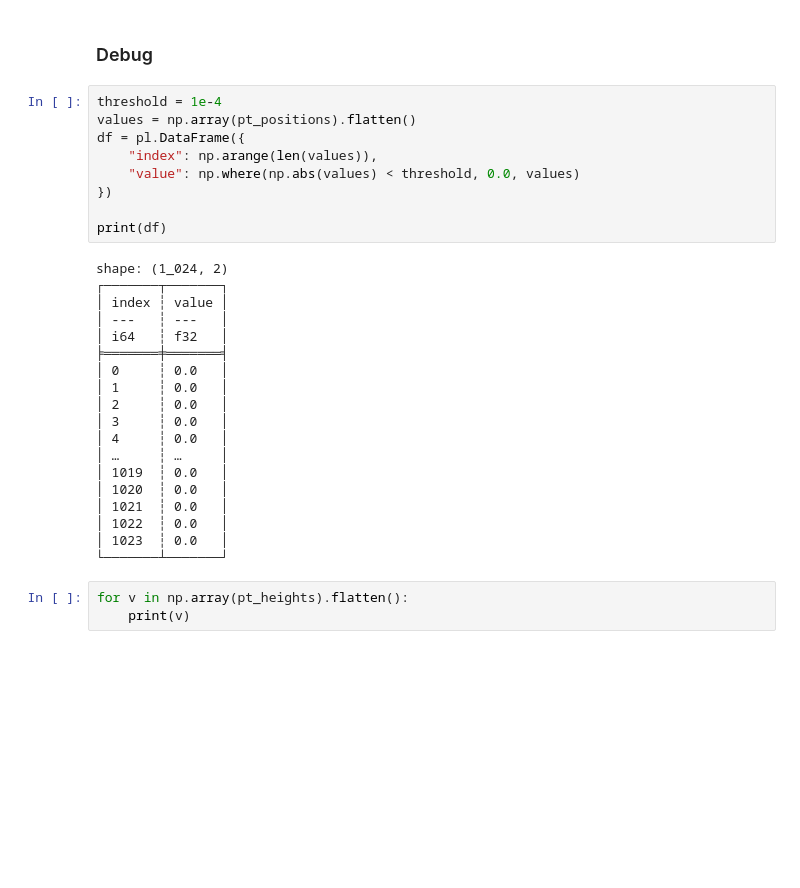
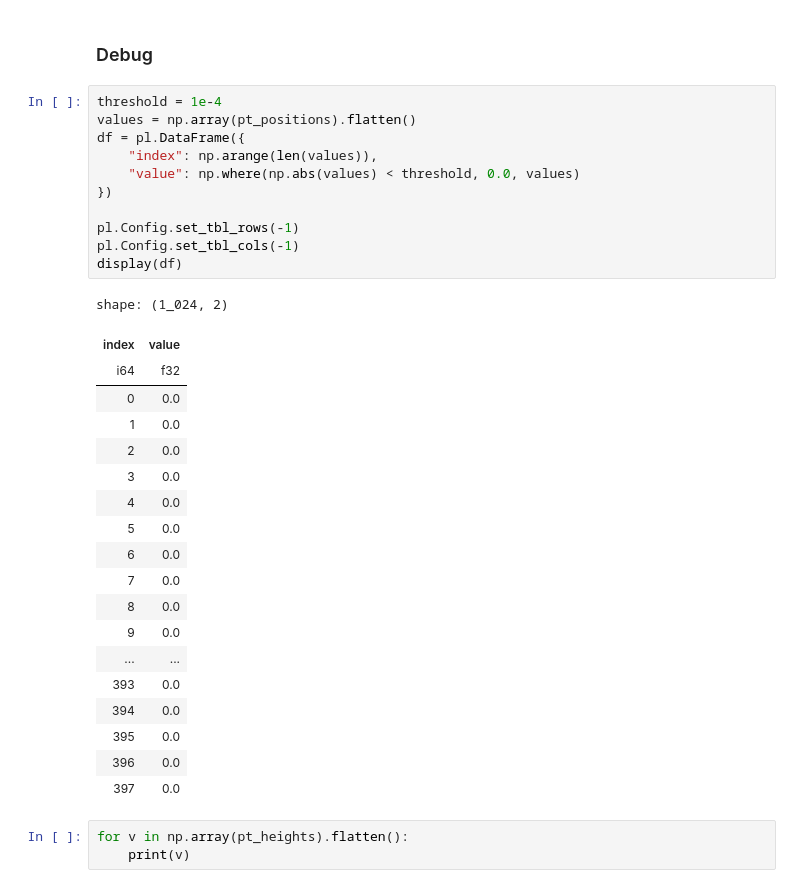
Before and after one commit to fabiolapasini/1DSignalProcessing, a Jupyter notebook: notebooks/test_inference_onnx.ipynb, the cells around one changed output. Cells and saved outputs as stored; diff of their text form; blank space fills up the shorter version.

```diff
--- a/notebooks/test_inference_onnx.ipynb
+++ b/notebooks/test_inference_onnx.ipynb
@@ -269,31 +269,34 @@ Saved to: c:\Users\fabio\Documents\GitHub\1DSignalProcessing\data\test_signal.ra
 # %%
 threshold = 1e-4
 values = np.array(pt_positions).flatten()
 df = pl.DataFrame({
     "index": np.arange(len(values)),
     "value": np.where(np.abs(values) < threshold, 0.0, values)
 })
 
-print(df)
+pl.Config.set_tbl_rows(-1)
+pl.Config.set_tbl_cols(-1)
+display(df)
 # %% [output]
 shape: (1_024, 2)
-┌───────┬───────┐
-│ index ┆ value │
-│ ---   ┆ ---   │
-│ i64   ┆ f32   │
-╞═══════╪═══════╡
-│ 0     ┆ 0.0   │
-│ 1     ┆ 0.0   │
-│ 2     ┆ 0.0   │
-│ 3     ┆ 0.0   │
-│ 4     ┆ 0.0   │
-│ …     ┆ …     │
-│ 1019  ┆ 0.0   │
-│ 1020  ┆ 0.0   │
-│ 1021  ┆ 0.0   │
-│ 1022  ┆ 0.0   │
-│ 1023  ┆ 0.0   │
-└───────┴───────┘
+| index | value |
+| i64 | f32 |
+| 0 | 0.0 |
+| 1 | 0.0 |
+| 2 | 0.0 |
+| 3 | 0.0 |
+| 4 | 0.0 |
+| 5 | 0.0 |
+| 6 | 0.0 |
+| 7 | 0.0 |
+| 8 | 0.0 |
+| 9 | 0.0 |
+| ... | ... |
+| 393 | 0.0 |
+| 394 | 0.0 |
+| 395 | 0.0 |
+| 396 | 0.0 |
+| 397 | 0.0 |
 # %%
 for v in np.array(pt_heights).flatten():
     print(v)
```
Also changed, not shown: 1 other file.
